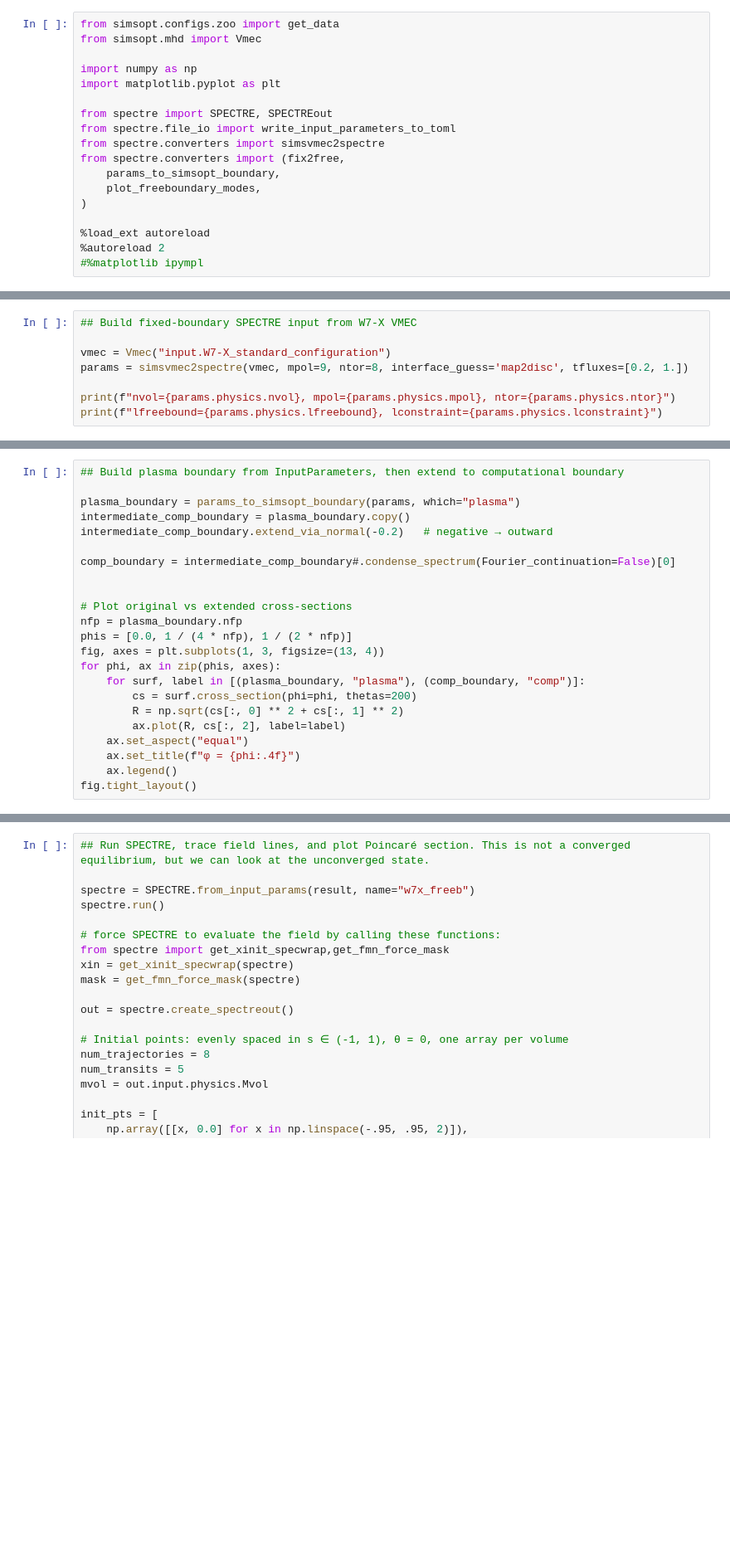
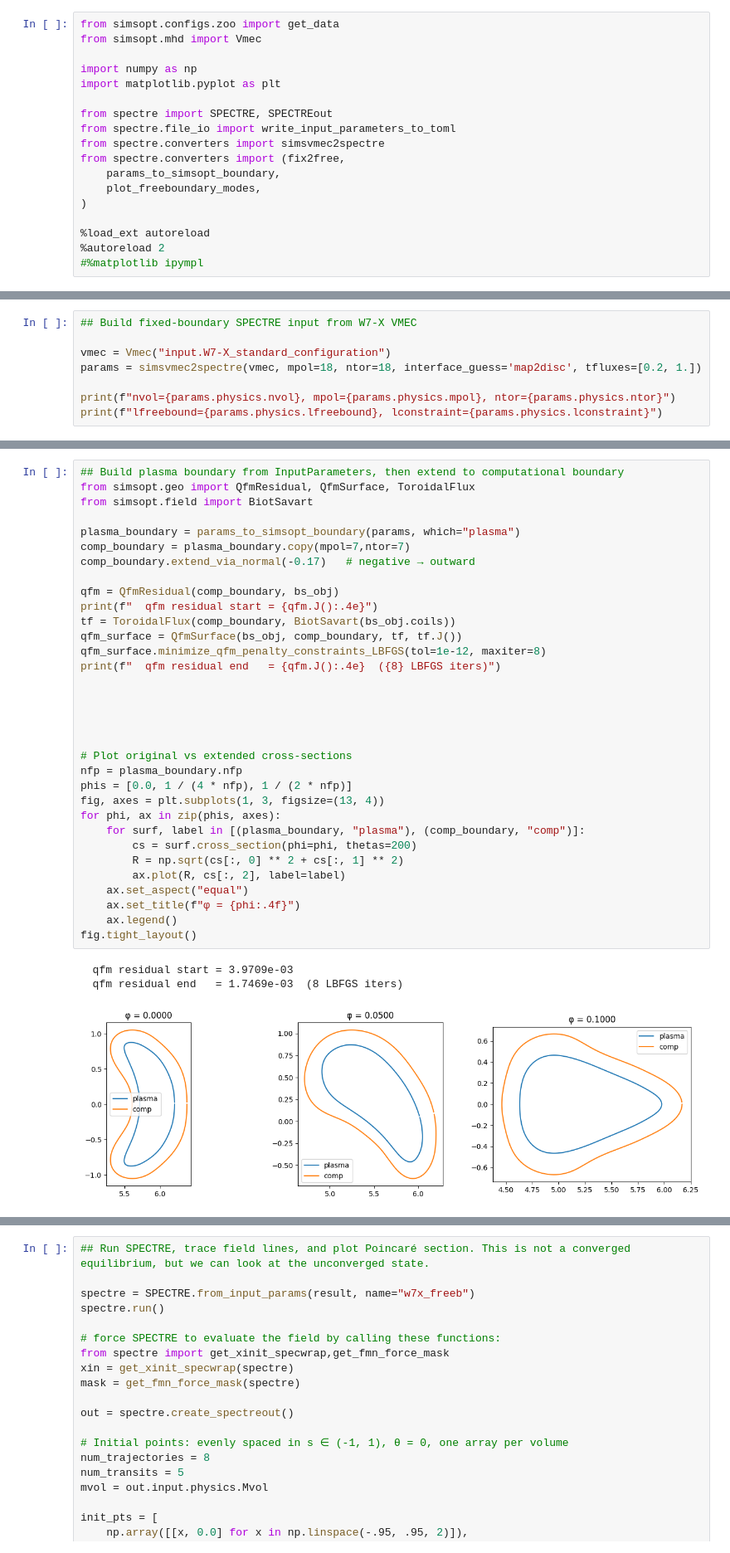
Before and after one commit to ANU-HPC/SPECTRE, a Jupyter notebook: examples/utils/make_freeboundary/spectre_set_vns_w7x.ipynb, the cells around one changed output, grey strips where cells are left out. Shown at 83% size. Cells and saved outputs as stored; diff of their text form; blank space fills up the shorter version.

```diff
--- a/examples/utils/make_freeboundary/spectre_set_vns_w7x.ipynb
+++ b/examples/utils/make_freeboundary/spectre_set_vns_w7x.ipynb
@@ -28,7 +30,7 @@ print(f"Number of coils (full torus): {len(bs_obj.coils)}")
 ## Build fixed-boundary SPECTRE input from W7-X VMEC
 
 vmec = Vmec("input.W7-X_standard_configuration")
-params = simsvmec2spectre(vmec, mpol=9, ntor=8, interface_guess='map2disc', tfluxes=[0.2, 1.])
+params = simsvmec2spectre(vmec, mpol=18, ntor=18, interface_guess='map2disc', tfluxes=[0.2, 1.])
 
 print(f"nvol={params.physics.nvol}, mpol={params.physics.mpol}, ntor={params.physics.ntor}")
 print(f"lfreebound={params.physics.lfreebound}, lconstraint={params.physics.lconstraint}")
@@ -35,26 +48,40 @@ print(f"lfreebound={params.physics.lfreebound}, lconstraint={params.physics.lcon
 # %%
 ## Build plasma boundary from InputParameters, then extend to computational boundary
+from simsopt.geo import QfmResidual, QfmSurface, ToroidalFlux
+from simsopt.field import BiotSavart
 
 plasma_boundary = params_to_simsopt_boundary(params, which="plasma")
-intermediate_comp_boundary = plasma_boundary.copy()
-intermediate_comp_boundary.extend_via_normal(-0.2)   # negative → outward
+comp_boundary = plasma_boundary.copy(mpol=7,ntor=7)
+comp_boundary.extend_via_normal(-0.17)   # negative → outward
 
-comp_boundary = intermediate_comp_boundary#.condense_spectrum(Fourier_continuation=False)[0]
+qfm = QfmResidual(comp_boundary, bs_obj)
+print(f"  qfm residual start = {qfm.J():.4e}")
+tf = ToroidalFlux(comp_boundary, BiotSavart(bs_obj.coils))
+qfm_surface = QfmSurface(bs_obj, comp_boundary, tf, tf.J())
+qfm_surface.minimize_qfm_penalty_constraints_LBFGS(tol=1e-12, maxiter=8)
+print(f"  qfm residual end   = {qfm.J():.4e}  ({8} LBFGS iters)")
+
+
+
 
 
 # Plot original vs extended cross-sections
 nfp = plasma_boundary.nfp
 phis = [0.0, 1 / (4 * nfp), 1 / (2 * nfp)]
 fig, axes = plt.subplots(1, 3, figsize=(13, 4))
 for phi, ax in zip(phis, axes):
     for surf, label in [(plasma_boundary, "plasma"), (comp_boundary, "comp")]:
         cs = surf.cross_section(phi=phi, thetas=200)
         R = np.sqrt(cs[:, 0] ** 2 + cs[:, 1] ** 2)
         ax.plot(R, cs[:, 2], label=label)
     ax.set_aspect("equal")
     ax.set_title(f"φ = {phi:.4f}")
     ax.legend()
 fig.tight_layout()
+# %% [output]
+  qfm residual start = 3.9709e-03
+  qfm residual end   = 1.7469e-03  (8 LBFGS iters)
+[figure, added]
 # %%
 ## Convert to free boundary and write TOML
 
```
Also changed, not shown: parts of 3 cells of this notebook, 20 other files.
